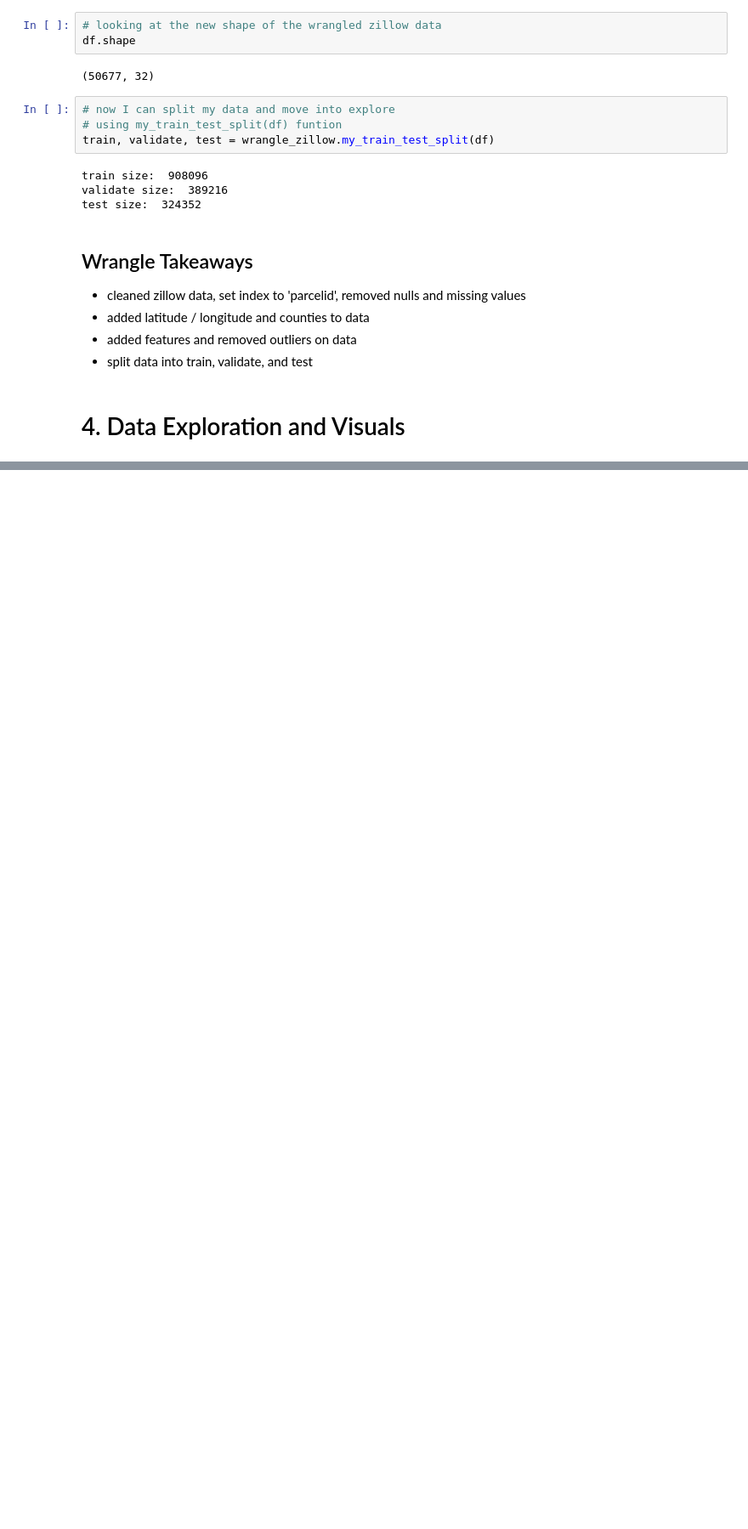
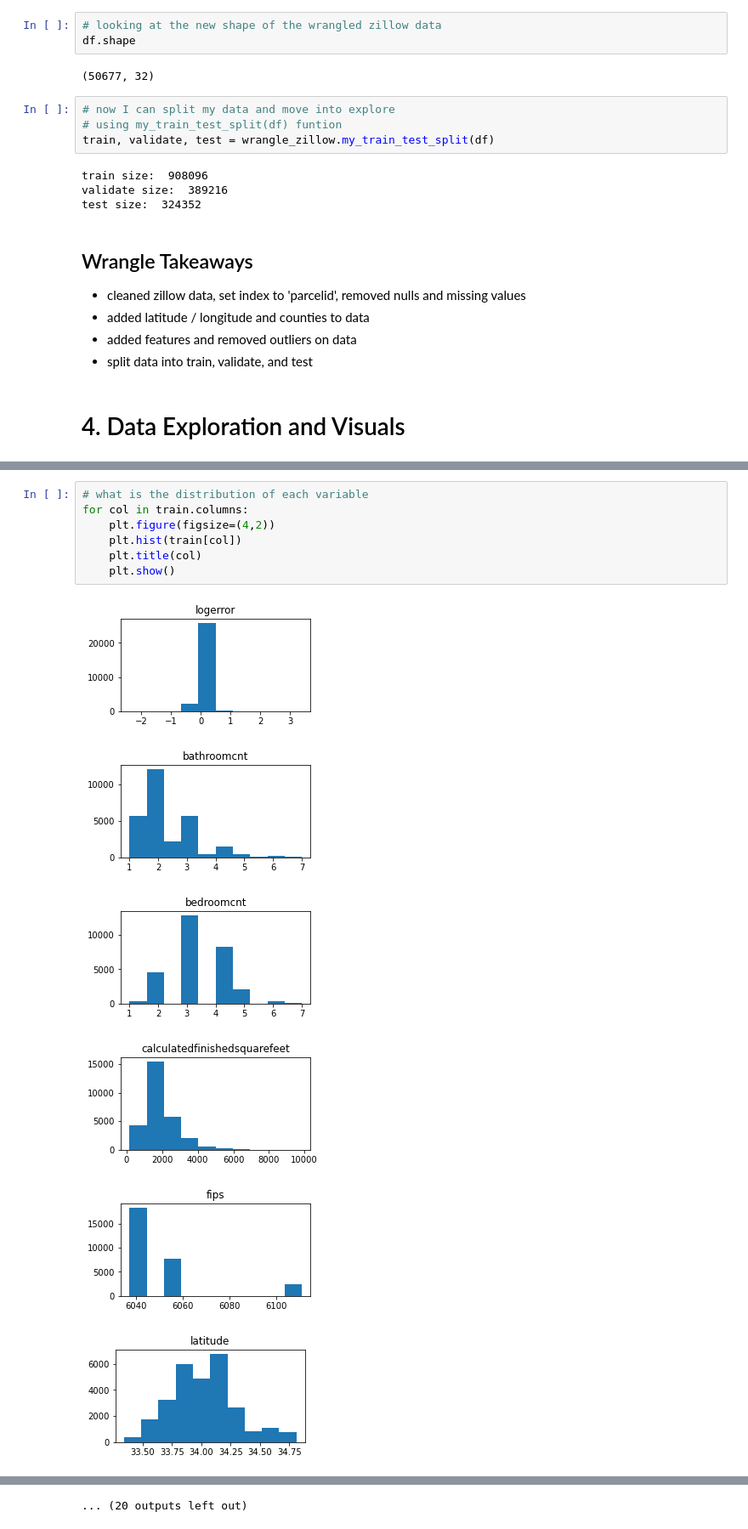
Before and after one commit to jamesallen0351/clustering-project, a Jupyter notebook: zillow_notebook.ipynb, the cells around one changed output, grey strips where cells are left out. Shown: that part at 85% size. Saved outputs shown, nothing was run; the diff lists cells and outputs as text; blank space fills up the shorter version.

Commit message:
add plots and hypothesis to notebook

```diff
--- a/zillow_notebook.ipynb
+++ b/zillow_notebook.ipynb
@@ -168,0 +186,14 @@ test size:  324352
+# %%
+# what is the distribution of each variable
+for col in train.columns:
+    plt.figure(figsize=(4,2))
+    plt.hist(train[col])
+    plt.title(col)
+    plt.show()
+# %% [output]
+[figure, added]
+[figure, added]
+[figure, added]
+[figure, added]
+[figure, added]
+[figure, added]
@@ -168,0 +206 @@ test size:  324352
+... (20 outputs left out)
```
Also changed, not shown: parts of 21 cells of this notebook, 2 other files.
